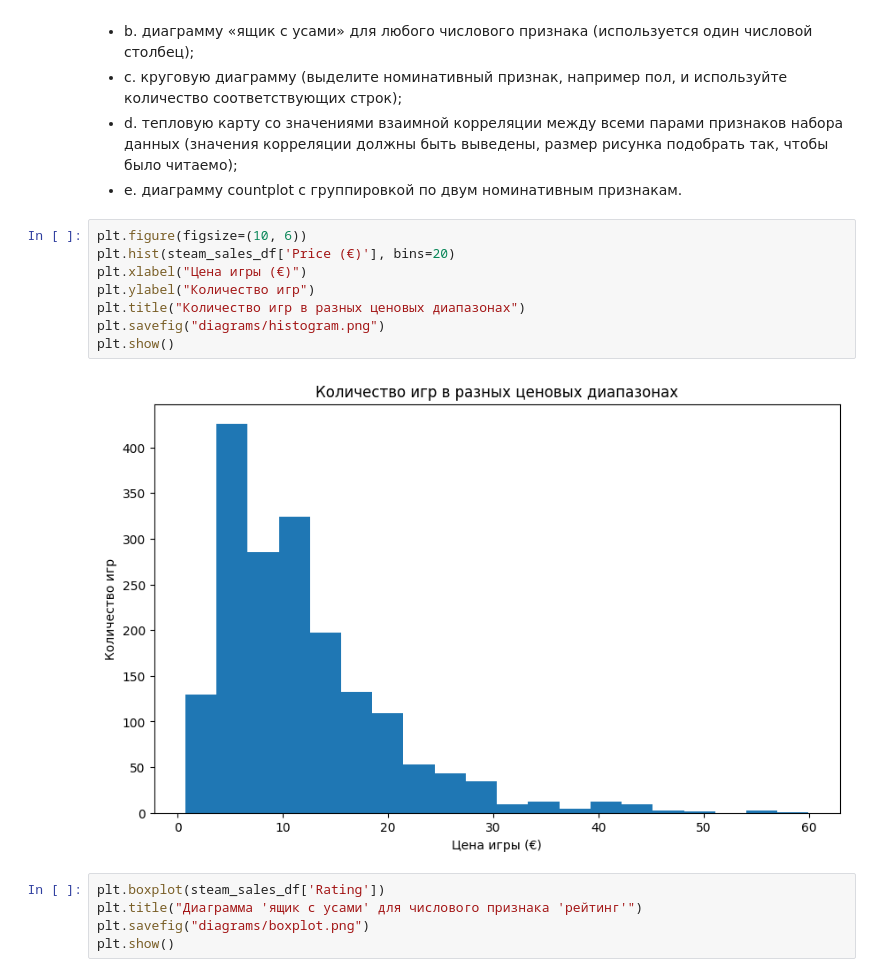
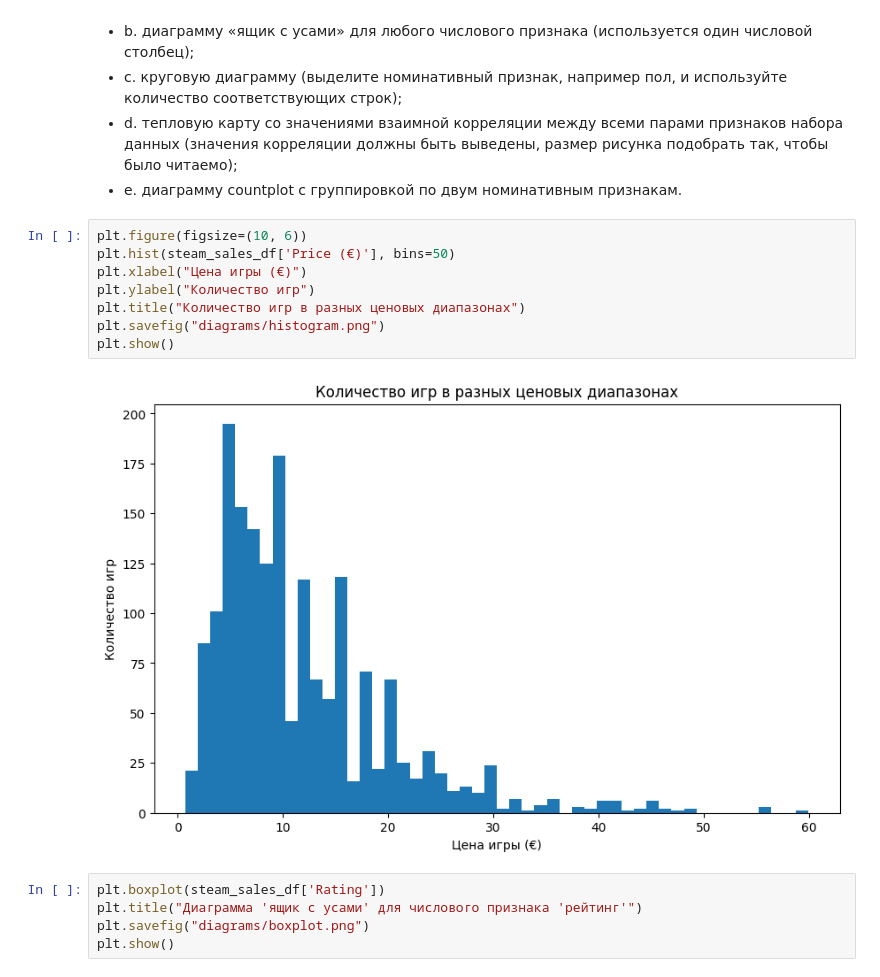
Before and after one commit to Nikitososs/pysososs, a Jupyter notebook: task6/task6.ipynb, the cells around one changed output. Drawn from its saved outputs; the diff is of its cells as text.

```diff
--- a/task6/task6.ipynb
+++ b/task6/task6.ipynb
@@ -128,14 +128,14 @@ steam_sales_df
 признакам.
 # %%
 plt.figure(figsize=(10, 6))
-plt.hist(steam_sales_df['Price (€)'], bins=20)
+plt.hist(steam_sales_df['Price (€)'], bins=50)
 plt.xlabel("Цена игры (€)")
 plt.ylabel("Количество игр")
 plt.title("Количество игр в разных ценовых диапазонах")
 plt.savefig("diagrams/histogram.png")
 plt.show()
 # %% [output]
-[figure, old version]
+[figure, new version]
 # %%
 plt.boxplot(steam_sales_df['Rating'])
 plt.title("Диаграмма 'ящик с усами' для числового признака 'рейтинг'")
```
Also changed, not shown: parts of 1 cell of this notebook, 1 other file.
